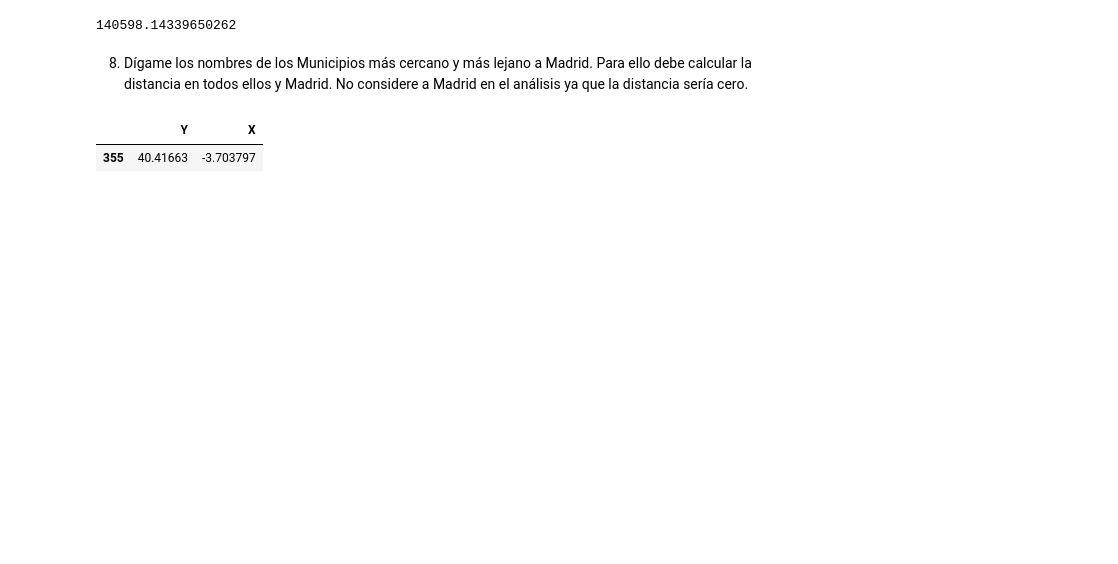
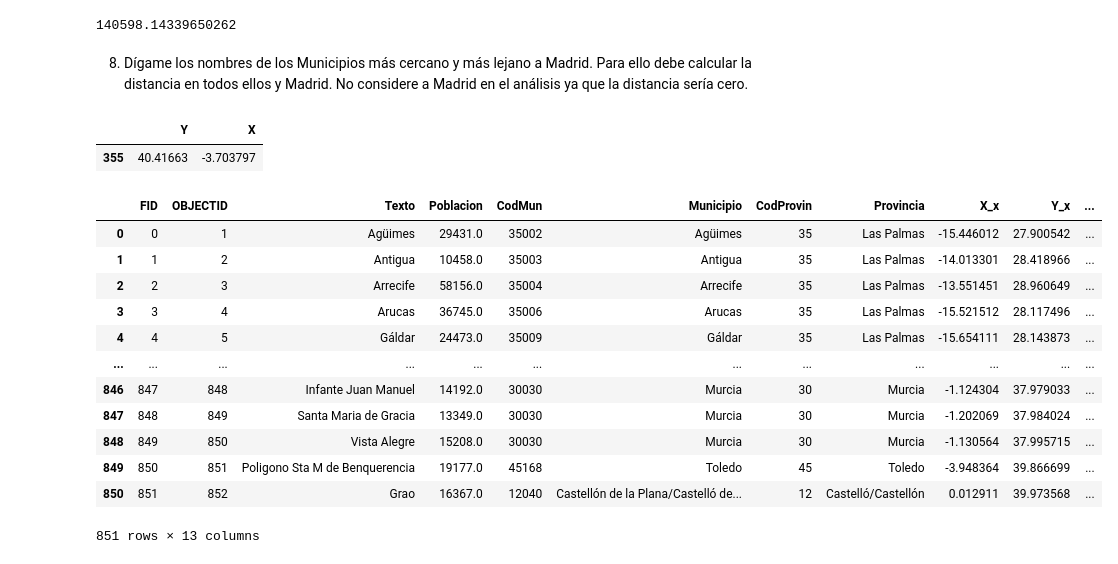
Before and after one commit to renatocoronado/laboratorio3, a Jupyter notebook: laboratorio_3.ipynb, the cells around one changed output. Saved outputs shown, nothing was run; the diff lists cells and outputs as text; code cells hidden in the pictures; blank space fills up the shorter version.

```diff
--- a/laboratorio_3.ipynb
+++ b/laboratorio_3.ipynb
@@ -229,3 +272,38 @@ coordenadas_madrid
 # %% [output]
 |  | Y | X |
 | 355 | 40.41663 | -3.703797 |
+# %%
+data_8 = data[data["Municipio"]!="Madrid"].merge(coordenadas_madrid, how='cross')
+# %%
+def distancia(lat1, lon1, lat2, lon2):
+    R = 6373.0
+
+    lat1, lon1, lat2, lon2 = map(radians, [lat1, lon1, lat2, lon2])
+
+    lon = lon2 - lon1
+    lat = lat2 - lat1
+
+    a = sin(lat / 2)**2 + cos(lat1) * cos(lat2) * sin(lon / 2)**2
+    c = 2 * atan2(sqrt(a), sqrt(1 - a))
+
+    distancia = R * c
+
+    return distancia
+# %%
+data_8['distancia_a_madrid'] = data_8.apply(lambda row: distancia(row['Y_x'], row['X_x'], row['Y_y'], row['X_y']), axis=1)
+# %%
+data_8
+# %% [output]
+|  | FID | OBJECTID | Texto | Poblacion | CodMun | Municipio | CodProvin | Provincia | X_x | Y_x | ... |
+| 0 | 0 | 1 | Agüimes | 29431.0 | 35002 | Agüimes | 35 | Las Palmas | -15.446012 | 27.900542 | ... |
+| 1 | 1 | 2 | Antigua | 10458.0 | 35003 | Antigua | 35 | Las Palmas | -14.013301 | 28.418966 | ... |
+| 2 | 2 | 3 | Arrecife | 58156.0 | 35004 | Arrecife | 35 | Las Palmas | -13.551451 | 28.960649 | ... |
+| 3 | 3 | 4 | Arucas | 36745.0 | 35006 | Arucas | 35 | Las Palmas | -15.521512 | 28.117496 | ... |
+| 4 | 4 | 5 | Gáldar | 24473.0 | 35009 | Gáldar | 35 | Las Palmas | -15.654111 | 28.143873 | ... |
+| ... | ... | ... | ... | ... | ... | ... | ... | ... | ... | ... | ... |
+| 846 | 847 | 848 | Infante Juan Manuel | 14192.0 | 30030 | Murcia | 30 | Murcia | -1.124304 | 37.979033 | ... |
+| 847 | 848 | 849 | Santa Maria de Gracia | 13349.0 | 30030 | Murcia | 30 | Murcia | -1.202069 | 37.984024 | ... |
+| 848 | 849 | 850 | Vista Alegre | 15208.0 | 30030 | Murcia | 30 | Murcia | -1.130564 | 37.995715 | ... |
+| 849 | 850 | 851 | Poligono Sta M de Benquerencia | 19177.0 | 45168 | Toledo | 45 | Toledo | -3.948364 | 39.866699 | ... |
+| 850 | 851 | 852 | Grao | 16367.0 | 12040 | Castellón de la Plana/Castelló de... | 12 | Castelló/Castellón | 0.012911 | 39.973568 | ... |
+851 rows × 13 columns
```
Also changed, not shown: parts of 16 cells of this notebook.
